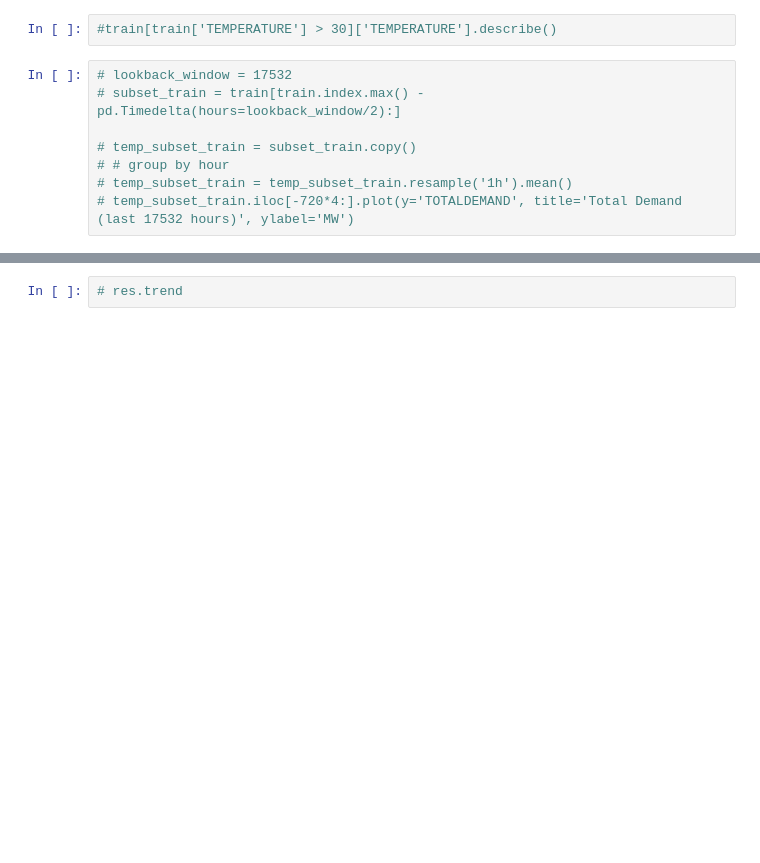
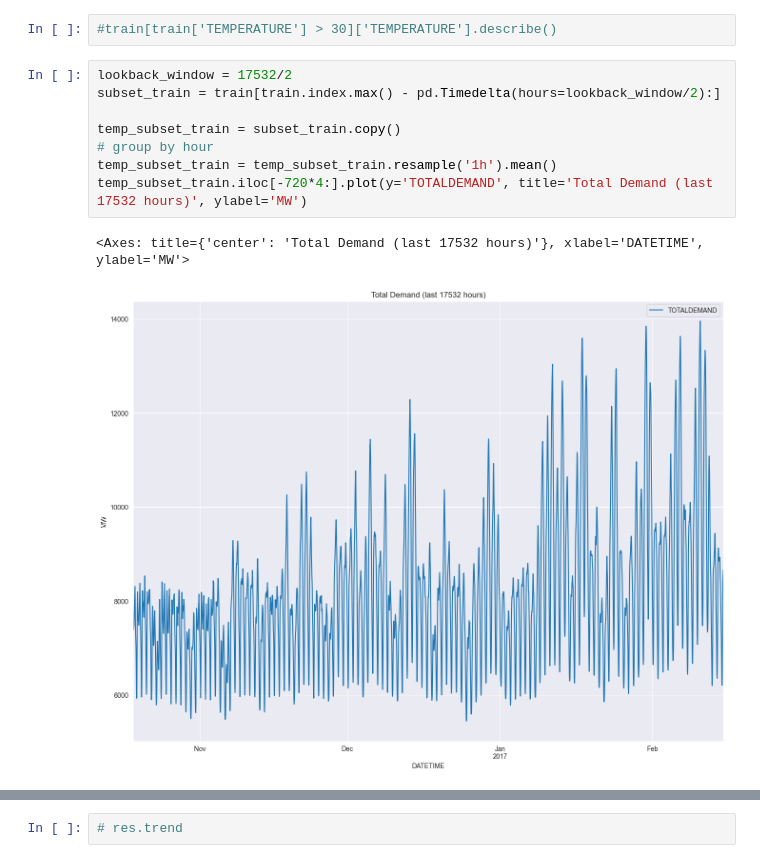
Before and after one commit to laukamkit/capstone_project_GroupA, a Jupyter notebook: src/eda_sarimax.ipynb, the cells around one changed output, grey strips where cells are left out. Cells and saved outputs as stored; diff of their text form; blank space fills up the shorter version.

```diff
--- a/src/eda_sarimax.ipynb
+++ b/src/eda_sarimax.ipynb
@@ -54,11 +54,14 @@ test.index.freq = '30min'
 # %%
 #train[train['TEMPERATURE'] > 30]['TEMPERATURE'].describe()
 # %%
-# lookback_window = 17532
-# subset_train = train[train.index.max() - pd.Timedelta(hours=lookback_window/2):]
+lookback_window = 17532/2
+subset_train = train[train.index.max() - pd.Timedelta(hours=lookback_window/2):]
 
-# temp_subset_train = subset_train.copy()
-# # group by hour
-# temp_subset_train = temp_subset_train.resample('1h').mean()
-# temp_subset_train.iloc[-720*4:].plot(y='TOTALDEMAND', title='Total Demand (last 17532 hours)', ylabel='MW')
+temp_subset_train = subset_train.copy()
+# group by hour
+temp_subset_train = temp_subset_train.resample('1h').mean()
+temp_subset_train.iloc[-720*4:].plot(y='TOTALDEMAND', title='Total Demand (last 17532 hours)', ylabel='MW')
+# %% [output]
+<Axes: title={'center': 'Total Demand (last 17532 hours)'}, xlabel='DATETIME', ylabel='MW'>
+[figure, added]
 # %%
```
Also changed, not shown: parts of 2 cells of this notebook, 13 other files.
